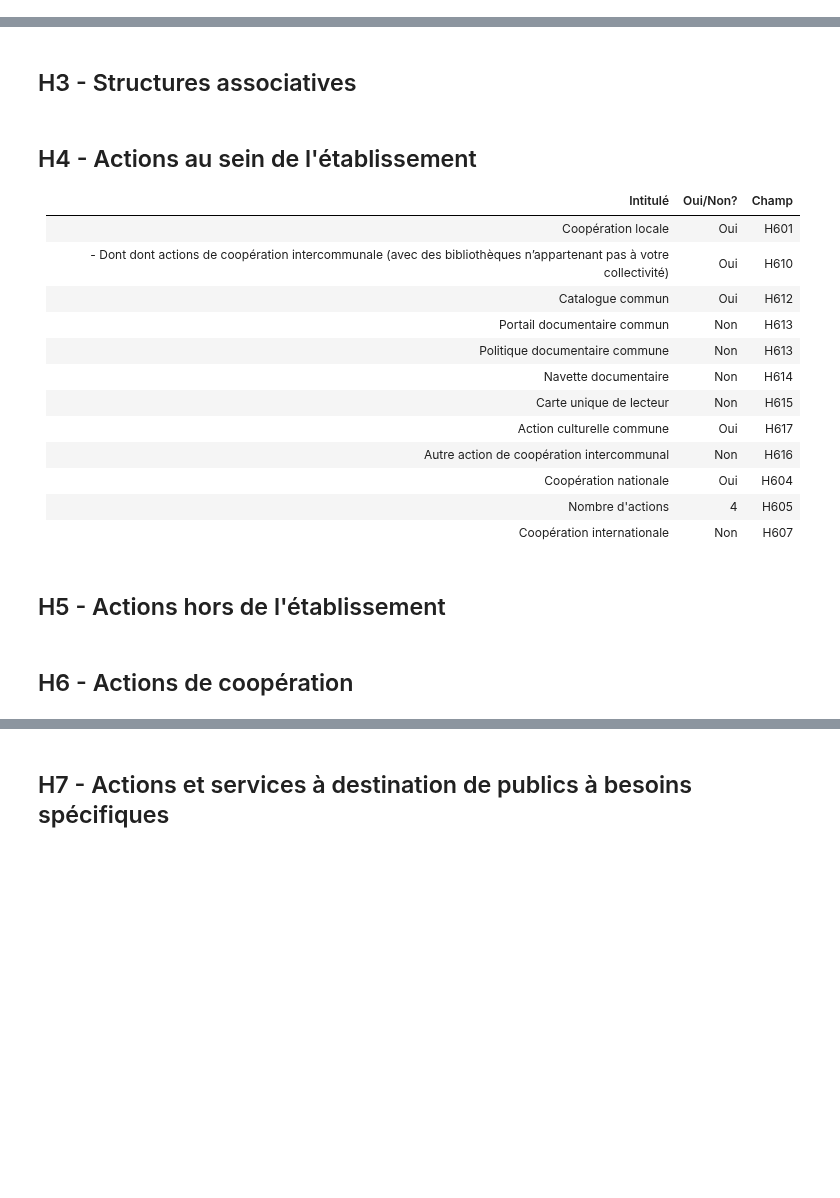
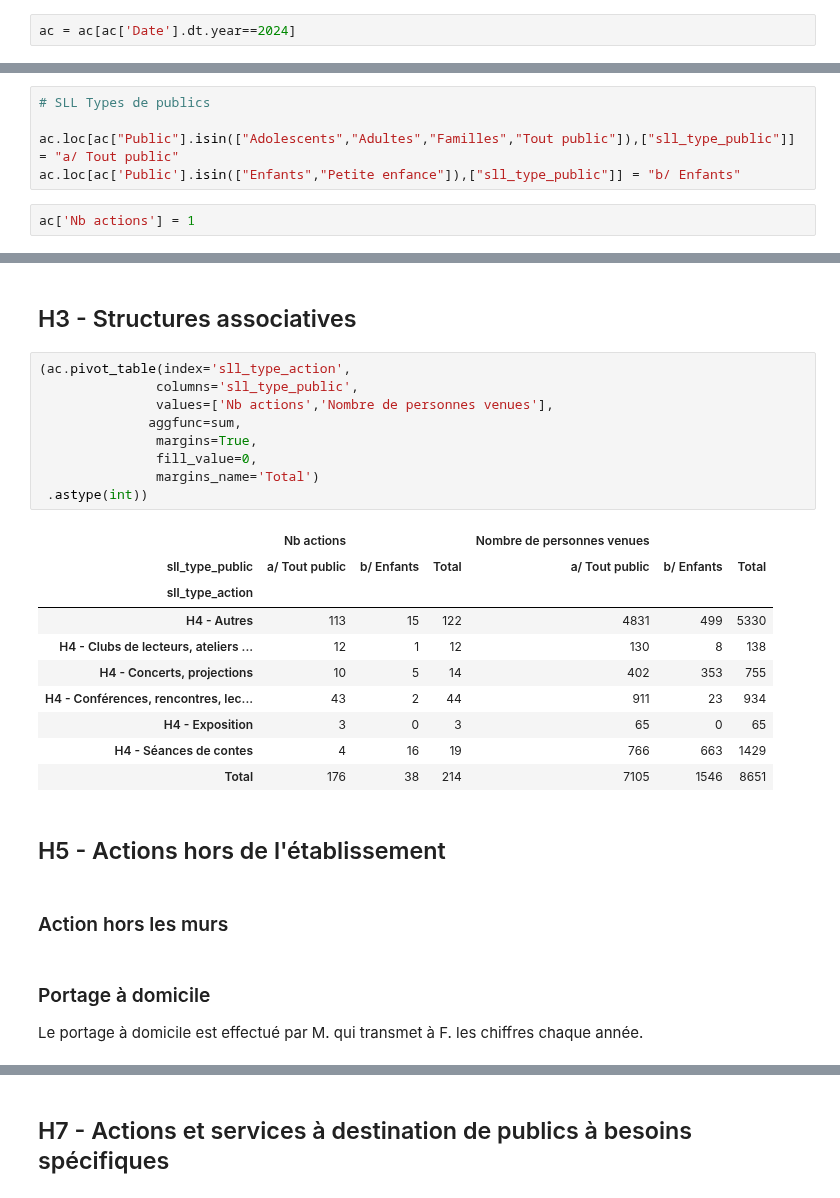
Before and after one commit to medrbx/kibini2, a Jupyter notebook: kibini/notebook_sll.ipynb, the cells around one changed output, grey strips where cells are left out. Cells and saved outputs as stored; diff of their text form; blank space fills up the shorter version.

```diff
--- a/kibini/notebook_sll.ipynb
+++ b/kibini/notebook_sll.ipynb
@@ -927,3 +927,5 @@ pd.read_sql(query,db_conn)
 import pandas as pd
 # %%
 ac = pd.read_excel("/home/kibini/AC_synthese_2023-2024.xlsx")
+# %%
+ac = ac[ac['Date'].dt.year==2024]
@@ -965,0 +980,7 @@ dico_sll_h4 = {Atelier,
+# %%
+# SLL Types de publics
+
+ac.loc[ac["Public"].isin(["Adolescents","Adultes","Familles","Tout public"]),["sll_type_public"]] = "a/ Tout public"
+ac.loc[ac['Public'].isin(["Enfants","Petite enfance"]),["sll_type_public"]] = "b/ Enfants"
+# %%
+ac['Nb actions'] = 1
@@ -969,24 +1062,30 @@ dico_sll_h4 = {Atelier,
 ## H2 - Equipements culturels
 # %% [markdown]
 ## H3 - Structures associatives
-# %% [markdown]
-## H4 - Actions au sein de l'établissement
-
-|Intitulé|Oui/Non?|Champ|
-|:---|---|---|
-|Coopération locale|Oui|H601
-|- Dont dont actions de coopération intercommunale (avec des bibliothèques n’appartenant pas à votre collectivité)|Oui|H610|
-|Catalogue commun|Oui|H612|
-|Portail documentaire commun|Non|H613|
-|Politique documentaire commune|Non|H613
-|Navette documentaire|Non|H614
-|Carte unique de lecteur|Non|H615
-|Action culturelle commune|Oui|H617
-|Autre action de coopération intercommunal|Non|H616
-|Coopération nationale|Oui|H604
-|Nombre d'actions|4|H605
-|Coopération internationale|Non|H607
+# %%
+(ac.pivot_table(index='sll_type_action',
+               columns='sll_type_public',
+               values=['Nb actions','Nombre de personnes venues'],
+              aggfunc=sum,
+               margins=True,
+               fill_value=0,
+               margins_name='Total')
+ .astype(int))
+# %% [output]
+|  | Nb actions |  |  | Nombre de personnes venues |  |  |
+| sll_type_public | a/ Tout public | b/ Enfants | Total | a/ Tout public | b/ Enfants | Total |
+| sll_type_action |  |  |  |  |  |  |
+| H4 - Autres | 113 | 15 | 122 | 4831 | 499 | 5330 |
+| H4 - Clubs de lecteurs, ateliers ... | 12 | 1 | 12 | 130 | 8 | 138 |
+| H4 - Concerts, projections | 10 | 5 | 14 | 402 | 353 | 755 |
+| H4 - Conférences, rencontres, lec... | 43 | 2 | 44 | 911 | 23 | 934 |
+| H4 - Exposition | 3 | 0 | 3 | 65 | 0 | 65 |
+| H4 - Séances de contes | 4 | 16 | 19 | 766 | 663 | 1429 |
+| Total | 176 | 38 | 214 | 7105 | 1546 | 8651 |
 # %% [markdown]
 ## H5 - Actions hors de l'établissement
-# %% [markdown]
-## H6 - Actions de coopération
+# %% [markdown]
+### Action hors les murs
+# %% [markdown]
+### Portage à domicile
+Le portage à domicile est effectué par M. qui transmet à F. les chiffres chaque année.
```
Also changed, not shown: parts of 7 cells of this notebook, 1 other file.
